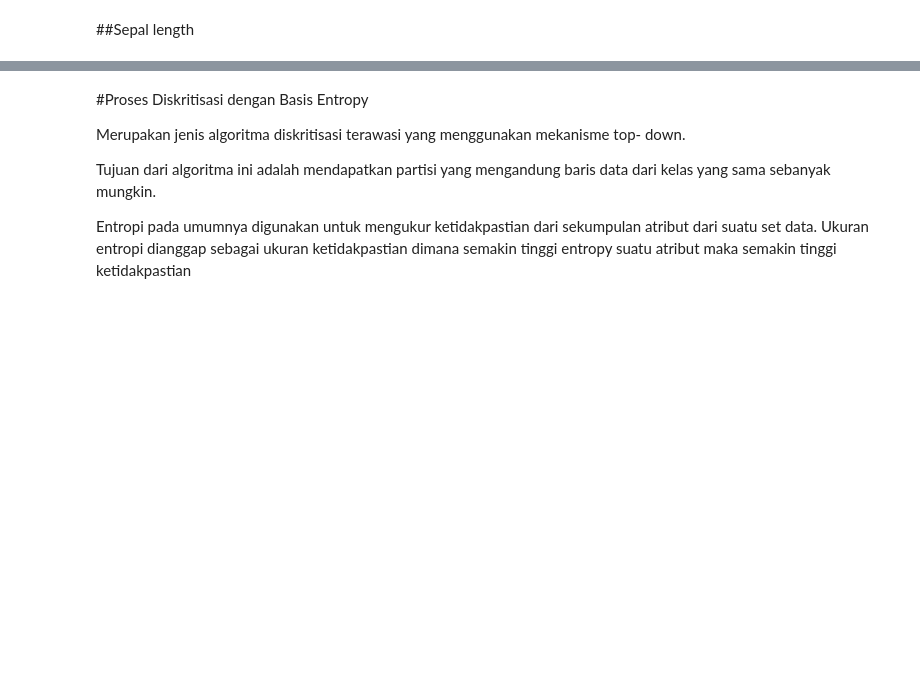
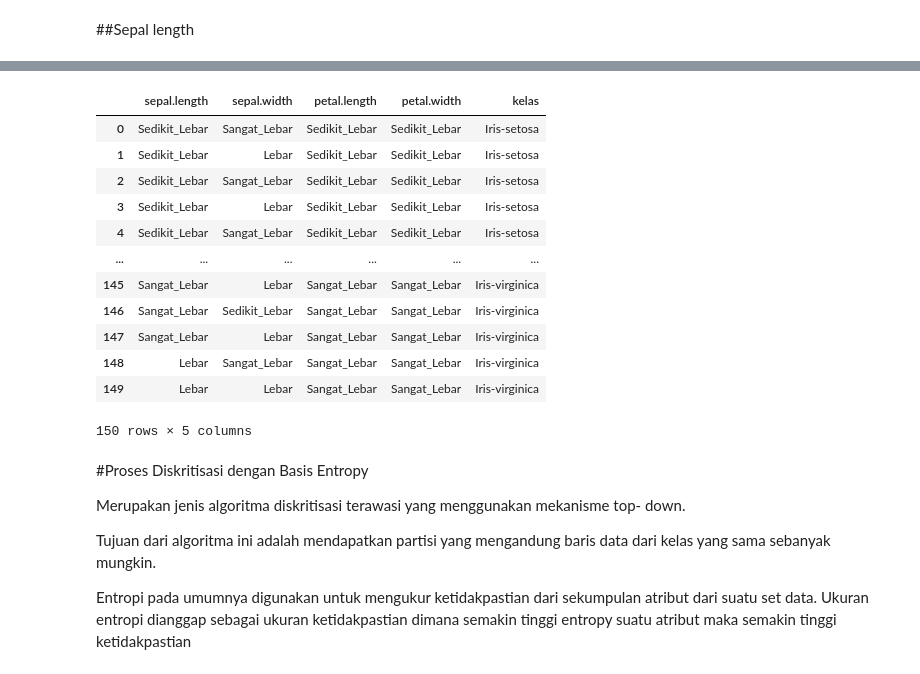
Before and after one commit to Amelia039/datamining, a Jupyter notebook: _sources/tugas2_new.ipynb, the cells around one changed output, grey strips where cells are left out. Saved outputs shown, nothing was run; the diff lists cells and outputs as text; code cells hidden in the pictures; blank space fills up the shorter version.

```diff
--- a/_sources/tugas2_new.ipynb
+++ b/_sources/tugas2_new.ipynb
@@ -258,0 +198,3 @@ pd.concat((sepal_length_ef_bin,sepal_width_ef_bin,petal_width_ef_bin,petal_lengt
+# %%
+eqfreq_bin=KBinsDiscretizer(n_bins=3, encode='ordinal', strategy='quantile', )
+eqfreq_bin
@@ -258,0 +203,6 @@ pd.concat((sepal_length_ef_bin,sepal_width_ef_bin,petal_width_ef_bin,petal_lengt
+# %%
+eqfreq_bin.fit(df2)
+# fit to data
+data_eqfreq_binning =eqfreq_bin.transform(df2)
+value_of_eqfreq_binned_df = pd.DataFrame(data_eqfreq_binning, columns=["sepal.length","sepal.width", "petal.length","petal.width"])
+value_of_eqfreq_binned_df
@@ -259,3 +223,27 @@ pd.concat((sepal_length_ef_bin,sepal_width_ef_bin,petal_width_ef_bin,petal_lengt
+# %%
+# Mengkategorikan setiap iris data
+ef_binned_df = pd.DataFrame(data_eqfreq_binning, columns=["sepal.length", "sepal.width", "petal.length", "petal.width"])
+ef_binned_df["sepal.length"] = np.where(ef_binned_df["sepal.length"] == 0.0, "Sedikit_Lebar", np.where(ef_binned_df["sepal.length"] == 1.0, "Lebar", "Sangat_Lebar"))
+ef_binned_df["sepal.width"] = np.where(ef_binned_df["sepal.width"] == 0.0, "Sedikit_Lebar", np.where(ef_binned_df["sepal.width"] == 1.0, "Lebar", "Sangat_Lebar"))
+ef_binned_df["petal.length"] = np.where(ef_binned_df["petal.length"] == 0.0, "Sedikit_Lebar", np.where(ef_binned_df["petal.length"] == 1.0, "Lebar", "Sangat_Lebar"))
+ef_binned_df["petal.width"] = np.where(ef_binned_df["petal.width"] == 0.0, "Sedikit_Lebar", np.where(ef_binned_df["petal.width"] == 1.0, "Lebar", "Sangat_Lebar"))
+# %%
+class_of_ef_binned_df = pd.concat((ef_binned_df,kelas ), axis = 1)
+class_of_ef_binned_df
+# %% [output]
+|  | sepal.length | sepal.width | petal.length | petal.width | kelas |
+| 0 | Sedikit_Lebar | Sangat_Lebar | Sedikit_Lebar | Sedikit_Lebar | Iris-setosa |
+| 1 | Sedikit_Lebar | Lebar | Sedikit_Lebar | Sedikit_Lebar | Iris-setosa |
+| 2 | Sedikit_Lebar | Sangat_Lebar | Sedikit_Lebar | Sedikit_Lebar | Iris-setosa |
+| 3 | Sedikit_Lebar | Lebar | Sedikit_Lebar | Sedikit_Lebar | Iris-setosa |
+| 4 | Sedikit_Lebar | Sangat_Lebar | Sedikit_Lebar | Sedikit_Lebar | Iris-setosa |
+| ... | ... | ... | ... | ... | ... |
+| 145 | Sangat_Lebar | Lebar | Sangat_Lebar | Sangat_Lebar | Iris-virginica |
+| 146 | Sangat_Lebar | Sedikit_Lebar | Sangat_Lebar | Sangat_Lebar | Iris-virginica |
+| 147 | Sangat_Lebar | Lebar | Sangat_Lebar | Sangat_Lebar | Iris-virginica |
+| 148 | Lebar | Sangat_Lebar | Sangat_Lebar | Sangat_Lebar | Iris-virginica |
+| 149 | Lebar | Lebar | Sangat_Lebar | Sangat_Lebar | Iris-virginica |
+150 rows × 5 columns
 # %% [markdown]
 #Proses Diskritisasi dengan Basis Entropy
 
```
Also changed, not shown: parts of 22 cells of this notebook, 24 other files.
